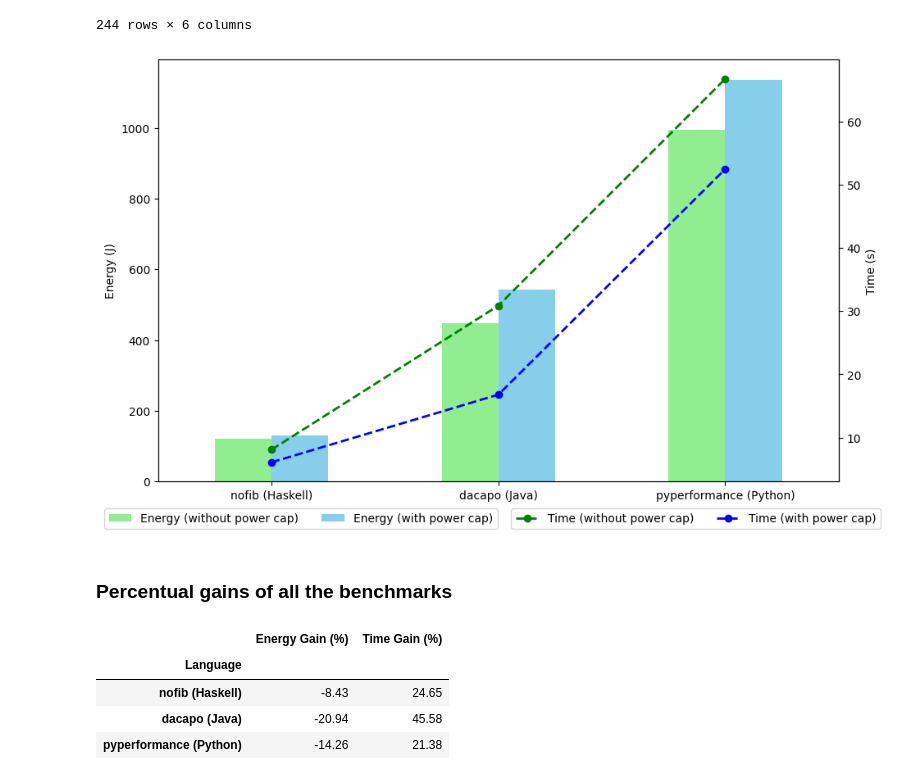
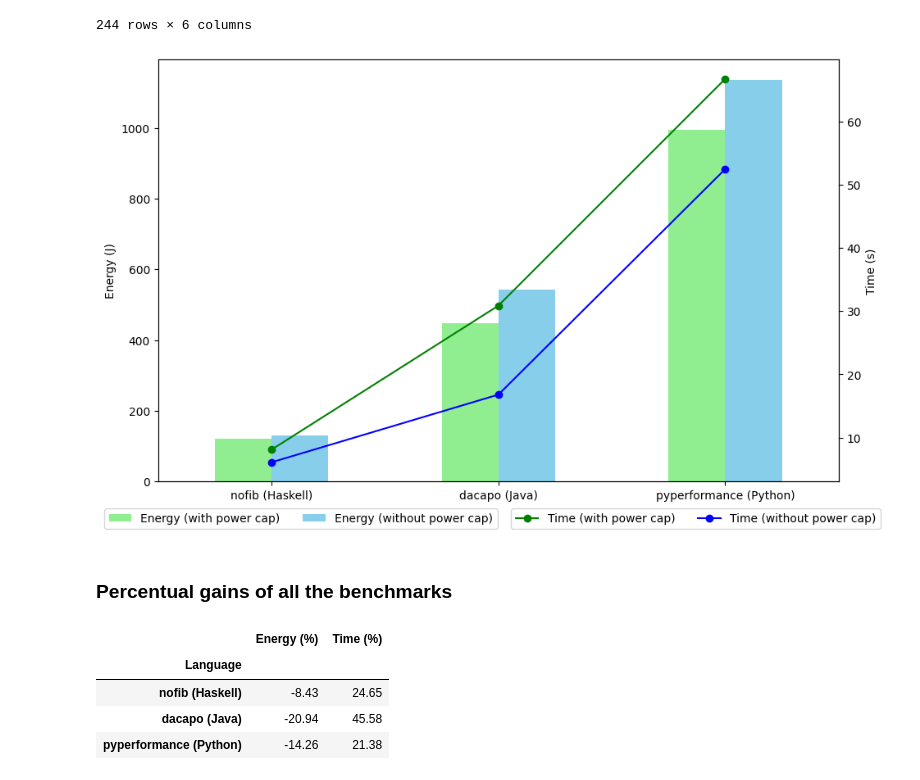
Before and after one commit to LuisMPSilva01/Energy-Languages-PowerCap, a Jupyter notebook: NoteBooks/statistics_benchmarks.ipynb, the cells around one changed output. Cells and saved outputs as stored; diff of their text form; code cells hidden in the pictures.

```diff
--- a/NoteBooks/statistics_benchmarks.ipynb
+++ b/NoteBooks/statistics_benchmarks.ipynb
@@ -440,37 +440,37 @@ df_time = df_time.reindex(columns=power_limit_order)
 # Reordena as colunas na ordem desejada
 desired_order = ['nofib (Haskell)', 'dacapo (Java)', 'pyperformance (Python)']
 df_energy = df_energy.reindex(desired_order)
 df_time = df_time.reindex(desired_order)
 
 # Cores para os gráficos
 energy_colors = ['lightgreen', 'skyblue']  # Green for 'with power cap', blue for 'without power cap'
 time_colors = ['green', 'blue']  # Green for 'with power cap', blue for 'without power cap'
 
 # Cria o gráfico de barras para Energy (J)
 fig, ax1 = plt.subplots(figsize=(10, 6))
 df_energy.plot(kind='bar', ax=ax1, color=energy_colors)
 
 # Configurações do gráfico para Energy (J)
 ax1.set_xlabel('')
 ax1.set_ylabel('Energy (J)')
 #ax1.set_title('Average Energy Consumption and Time by Benchmark')
-ax1.legend(['Energy (without power cap)', 'Energy (with power cap)'], bbox_to_anchor=(0.21, -0.05), ncol=2, loc='upper center')
+ax1.legend(['Energy (with power cap)', 'Energy (without power cap)'], bbox_to_anchor=(0.21, -0.05), ncol=2, loc='upper center')
 ax1.tick_params(axis='x', rotation=0)  # Mantém o eixo x sem rotação
 
 # Cria um segundo eixo y para Time (ms)
 ax2 = ax1.twinx()
-df_time.plot(kind='line', ax=ax2, marker='o', linewidth=2, linestyle='--', color=time_colors)
+df_time.plot(kind='line', ax=ax2, marker='o', color=time_colors)
 
 # Configurações do gráfico para Time (ms)
 ax2.set_ylabel('Time (s)')
-ax2.legend(['Time (without power cap)', 'Time (with power cap)'], loc='upper center',  bbox_to_anchor=(0.79, -0.05), ncol=2)
+ax2.legend(['Time (with power cap)', 'Time (without power cap)'], loc='upper center',  bbox_to_anchor=(0.79, -0.05), ncol=2)
 
 # Ajusta o layout para evitar sobreposição
 plt.tight_layout()
 
 plt.show()
 # %% [output]
-[figure, old version]
+[figure, new version]
 # %% [markdown]
 ### Percentual gains of all the benchmarks
 # %%
@@ -508,14 +508,14 @@ desired_order = ['nofib (Haskell)', 'dacapo (Java)', 'pyperformance (Python)']
 
 # Create a new DataFrame with reordered index
 df_gains = pd.DataFrame({
-    'Energy Gain (%)': df_energy.set_index('Language').loc[desired_order, 'Energy Gain'],
-    'Time Gain (%)': df_time.set_index('Language').loc[desired_order, 'Time Gain']
+    'Energy (%)': df_energy.set_index('Language').loc[desired_order, 'Energy Gain'],
+    'Time (%)': df_time.set_index('Language').loc[desired_order, 'Time Gain']
 })
 
 # Print the final DataFrame
 df_gains
 # %% [output]
-|  | Energy Gain (%) | Time Gain (%) |
+|  | Energy (%) | Time (%) |
 | Language |  |  |
 | nofib (Haskell) | -8.43 | 24.65 |
 | dacapo (Java) | -20.94 | 45.58 |
```
Also changed, not shown: parts of 1 cell of this notebook, 1 other file.
